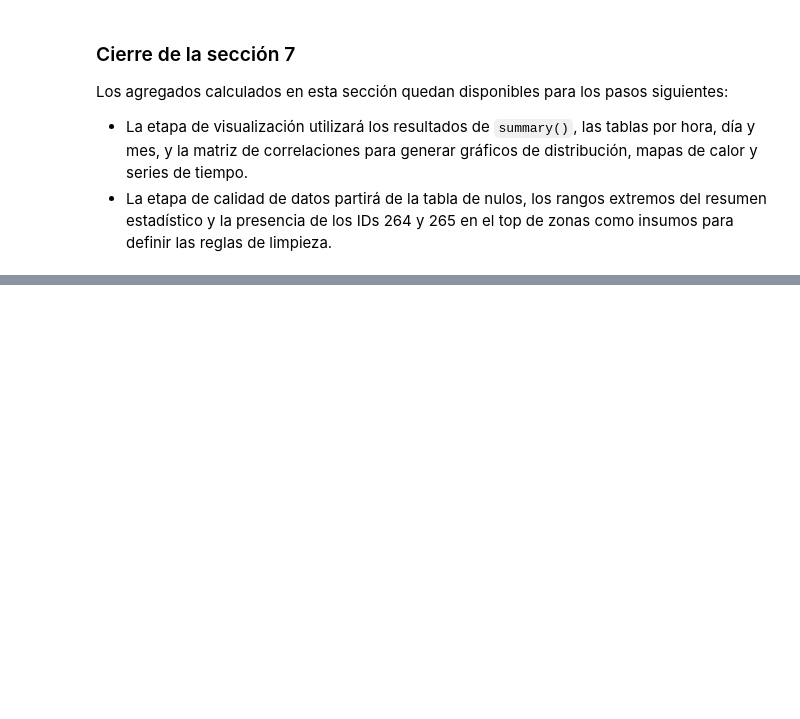
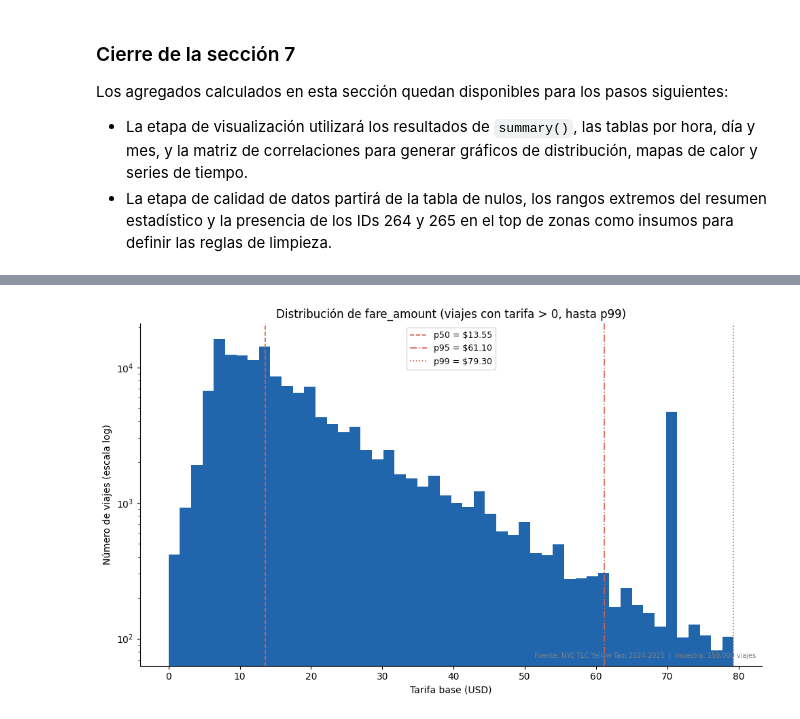
Before and after one commit to jjmonsalveg/big-data-mna, a Jupyter notebook: proyecto/etapa1/etapa1.ipynb, the cells around one changed output, grey strips where cells are left out. Saved outputs shown, nothing was run; the diff lists cells and outputs as text; code cells hidden in the pictures; blank space fills up the shorter version.

Commit message:
feat(etapa1): suggestions and graphs

```diff
--- a/proyecto/etapa1/etapa1.ipynb
+++ b/proyecto/etapa1/etapa1.ipynb
@@ -1081,0 +1143,11 @@ Los agregados calculados en esta sección quedan disponibles para los pasos sigu
+# %%
+import matplotlib.pyplot as plt
+import matplotlib.ticker as mticker
+import numpy as np
+
+plt.rcParams.update({
+    "figure.figsize": (10, 6),
+    "figure.dpi": 100,
+    "axes.spines.top": False,
+    "axes.spines.right": False,
+})
@@ -1081,0 +1160,43 @@ Los agregados calculados en esta sección quedan disponibles para los pasos sigu
+# %%
+# Calcular p50, p95, p99 de fare_amount con approxQuantile.
+# IMPORTANTE: relativeError=0.001 (no 0.01). Con 0.01 el algoritmo de
+# Greenwald-Khanna puede devolver cualquier valor entre el rank 0.98 y 1.00
+# para p99, y con outliers extremos (fare_amount max ~USD 863k) terminaba
+# regresando el máximo, aplastando el histograma.
+fare_quantiles = df.approxQuantile("fare_amount", [0.50, 0.95, 0.99], 0.001)
+fare_p50, fare_p95, fare_p99 = fare_quantiles
+
+# Muestra acotada al rango (0, p99] para que el histograma muestre la masa
+# de la distribución, no la cola de outliers que ya documentamos en sección 7.
+fare_sample = (
+    df.select("fare_amount")
+    .filter((F.col("fare_amount") > 0) & (F.col("fare_amount") <= fare_p99))
+    .sample(fraction=0.002, seed=42)
+    .limit(150_000)
+    .toPandas()
+)
+
+fig, ax = plt.subplots()
+ax.hist(fare_sample["fare_amount"], bins=50, color="#2166ac", edgecolor="none")
+ax.set_yscale("log")
+ax.set_xlabel("Tarifa base (USD)")
+ax.set_ylabel("Número de viajes (escala log)")
+ax.set_title("Distribución de fare_amount (viajes con tarifa > 0, hasta p99)")
+
+for val, label, ls in [
+    (fare_p50, "p50", "--"),
+    (fare_p95, "p95", "-."),
+    (fare_p99, "p99", ":"),
+]:
+    ax.axvline(val, color="#d6604d", linestyle=ls, linewidth=1.2, label=f"{label} = ${val:.2f}")
+
+ax.legend(fontsize=9)
+ax.text(
+    0.99, 0.02,
+    f"Fuente: NYC TLC Yellow Taxi 2024-2025  |  muestra: {len(fare_sample):,} viajes",
+    transform=ax.transAxes, ha="right", va="bottom", fontsize=7, color="gray"
+)
+fig.tight_layout()
+plt.show()
+# %% [output]
+[figure, added]
```
Also changed, not shown: parts of 30 cells of this notebook.
